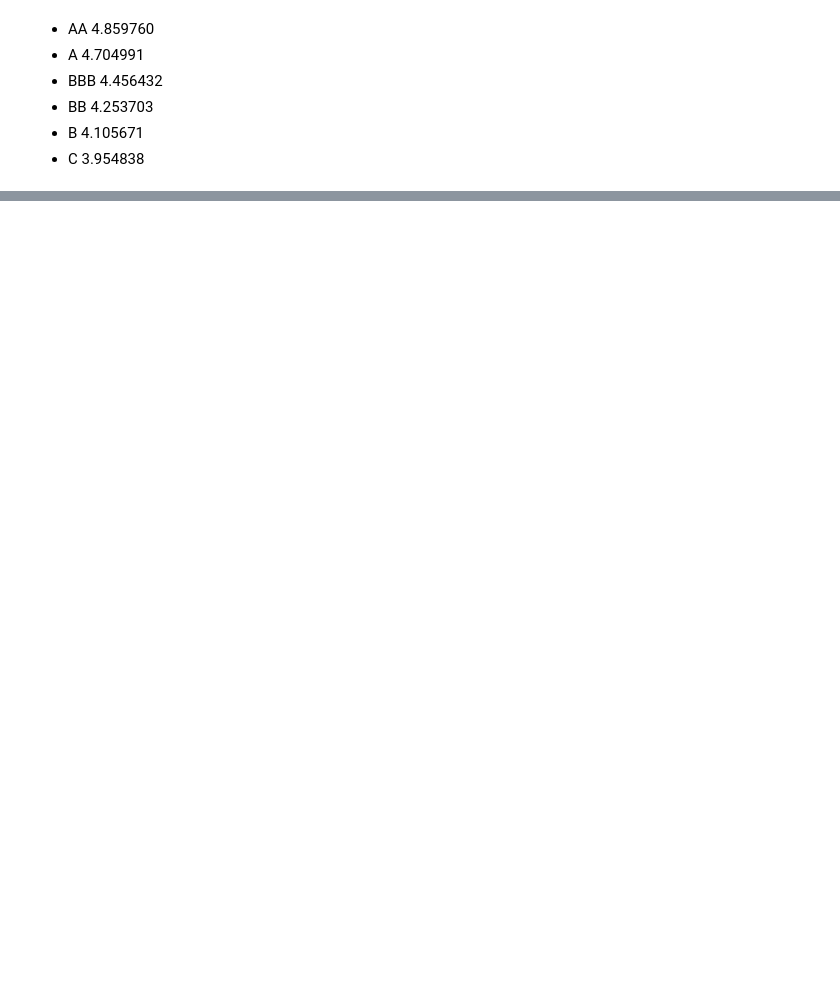
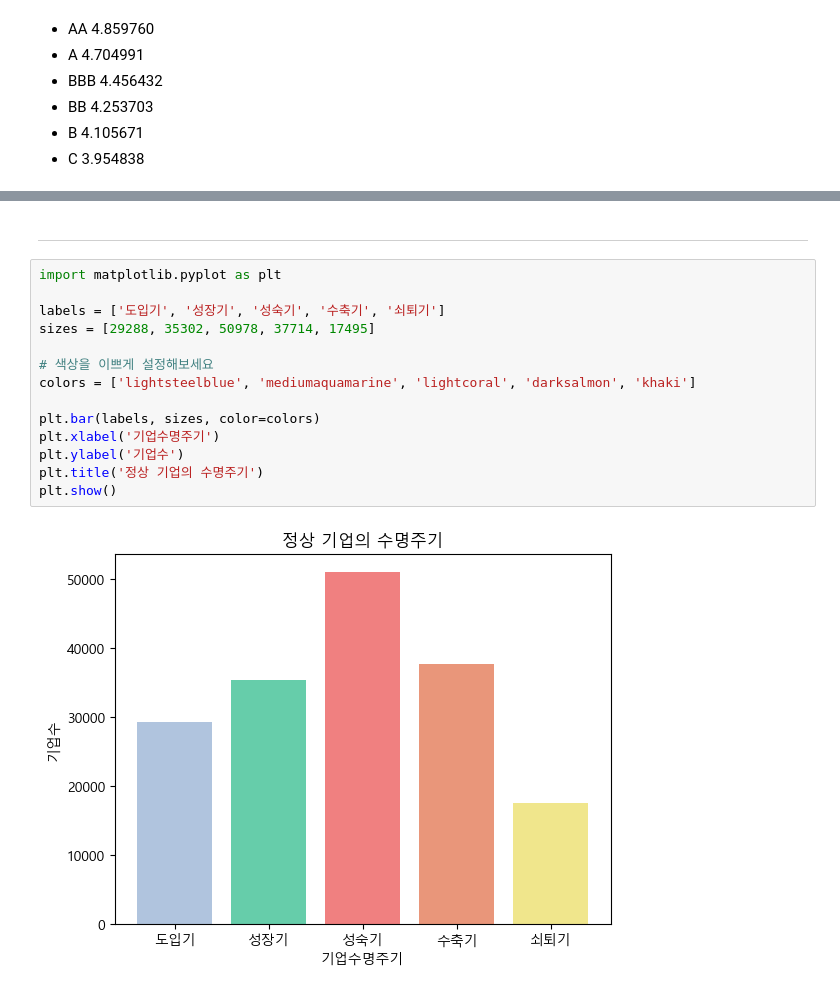
Before and after one commit to youngsang114/Project_2, a Jupyter notebook: 등급화/등급화_raw.ipynb, the cells around one changed output, grey strips where cells are left out. Drawn from its saved outputs; the diff is of its cells as text; blank space fills up the shorter version.

```diff
--- a/등급화/등급화_raw.ipynb
+++ b/등급화/등급화_raw.ipynb
@@ -156,0 +219,18 @@ df[df['t-1감사의견코드']==1]['dp_score'].mean()
+# %% [markdown]
+----
+# %%
+import matplotlib.pyplot as plt
+
+labels = ['도입기', '성장기', '성숙기', '수축기', '쇠퇴기']
+sizes = [29288, 35302, 50978, 37714, 17495]
+
+# 색상을 이쁘게 설정해보세요
+colors = ['lightsteelblue', 'mediumaquamarine', 'lightcoral', 'darksalmon', 'khaki']
+
+plt.bar(labels, sizes, color=colors)
+plt.xlabel('기업수명주기')
+plt.ylabel('기업수')
+plt.title('정상 기업의 수명주기')
+plt.show()
+# %% [output]
+[figure, added]
```
Also changed, not shown: parts of 11 cells of this notebook, 3 other files.
